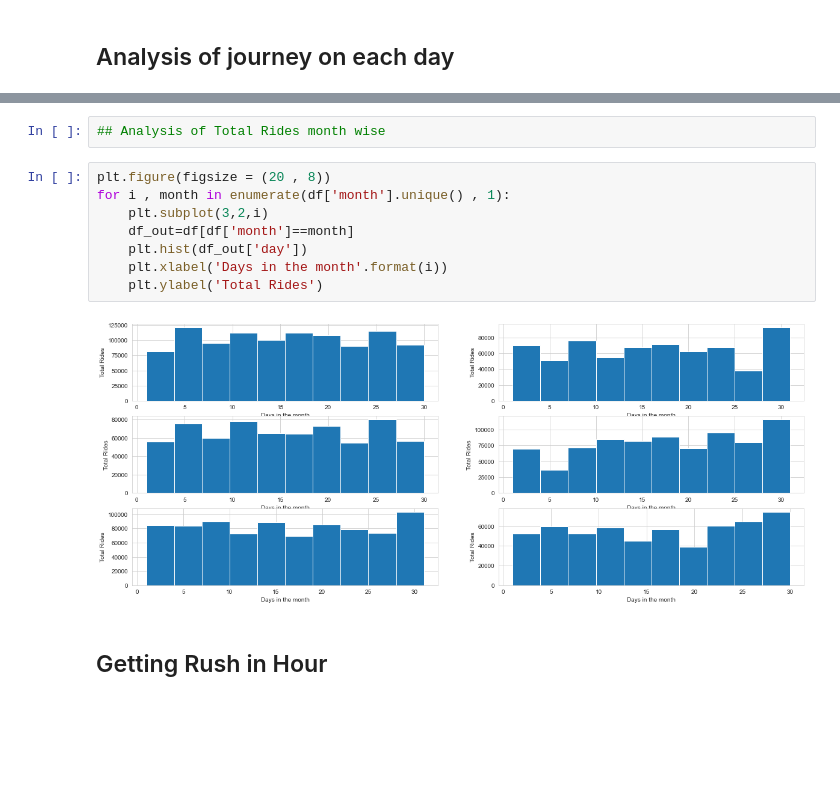
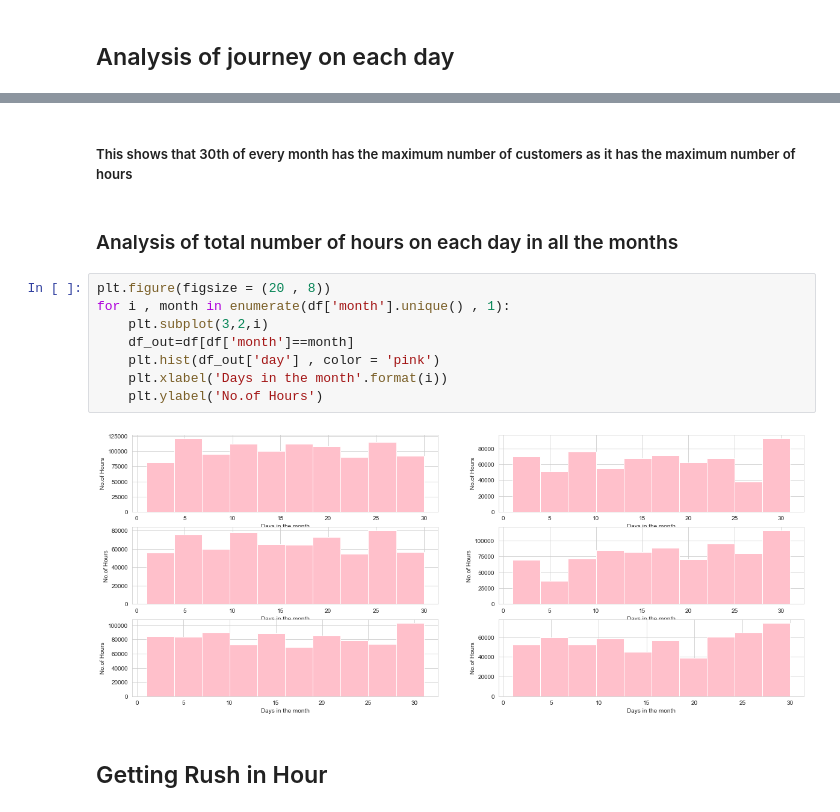
Before and after one commit to dsrao711/uber-newyork-data-analysis, a Jupyter notebook: UberDataAnalysis.ipynb, the cells around one changed output, grey strips where cells are left out. Cells and saved outputs as stored; diff of their text form; blank space fills up the shorter version.

```diff
--- a/UberDataAnalysis.ipynb
+++ b/UberDataAnalysis.ipynb
@@ -224,15 +258,17 @@ Text(0.5, 1.0, 'Journeys on each Day of every month')
-# %%
-## Analysis of Total Rides month wise
+# %% [markdown]
+##### This shows that 30th of every month has the maximum number of customers as it has the maximum number of hours
+# %% [markdown]
+### Analysis of total number of hours on each day in all the months
 # %%
 plt.figure(figsize = (20 , 8))
 for i , month in enumerate(df['month'].unique() , 1):
     plt.subplot(3,2,i)
     df_out=df[df['month']==month]
-    plt.hist(df_out['day'])
+    plt.hist(df_out['day'] , color = 'pink')
     plt.xlabel('Days in the month'.format(i))
-    plt.ylabel('Total Rides')
+    plt.ylabel('No.of Hours')
 # %% [output]
-[figure, old version]
+[figure, new version]
 # %% [markdown]
 ## Getting Rush in Hour
 # %%
```
Also changed, not shown: parts of 19 cells of this notebook.
